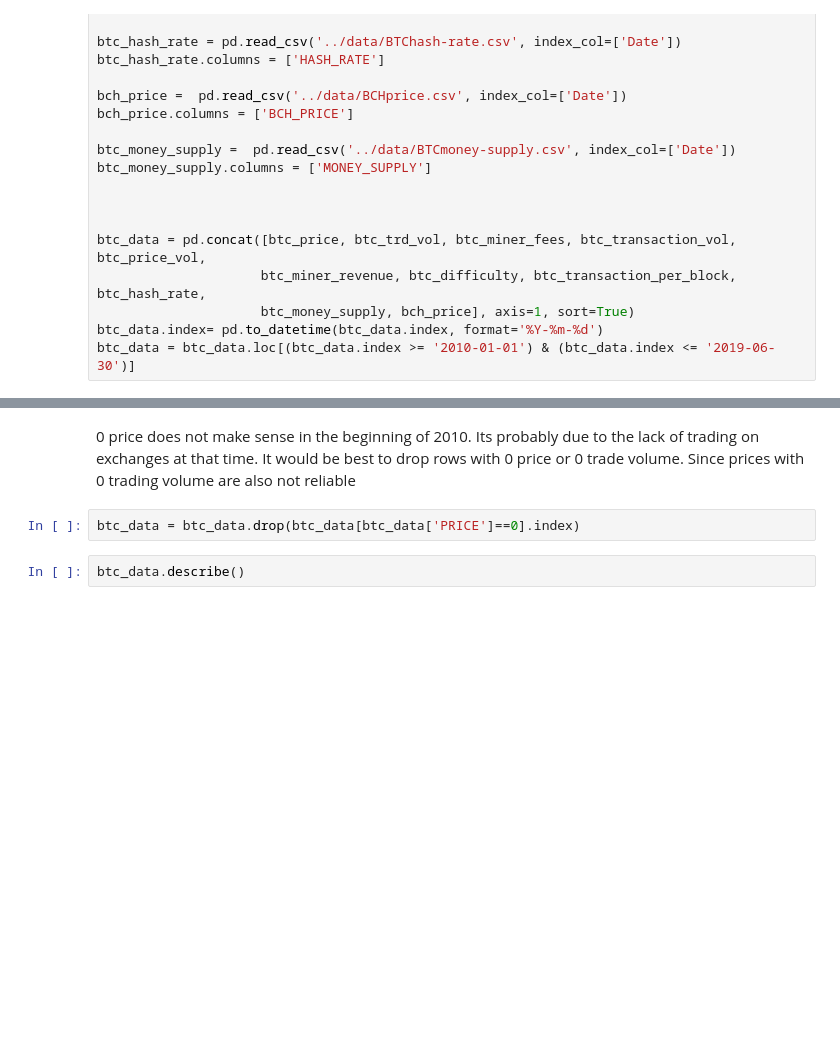
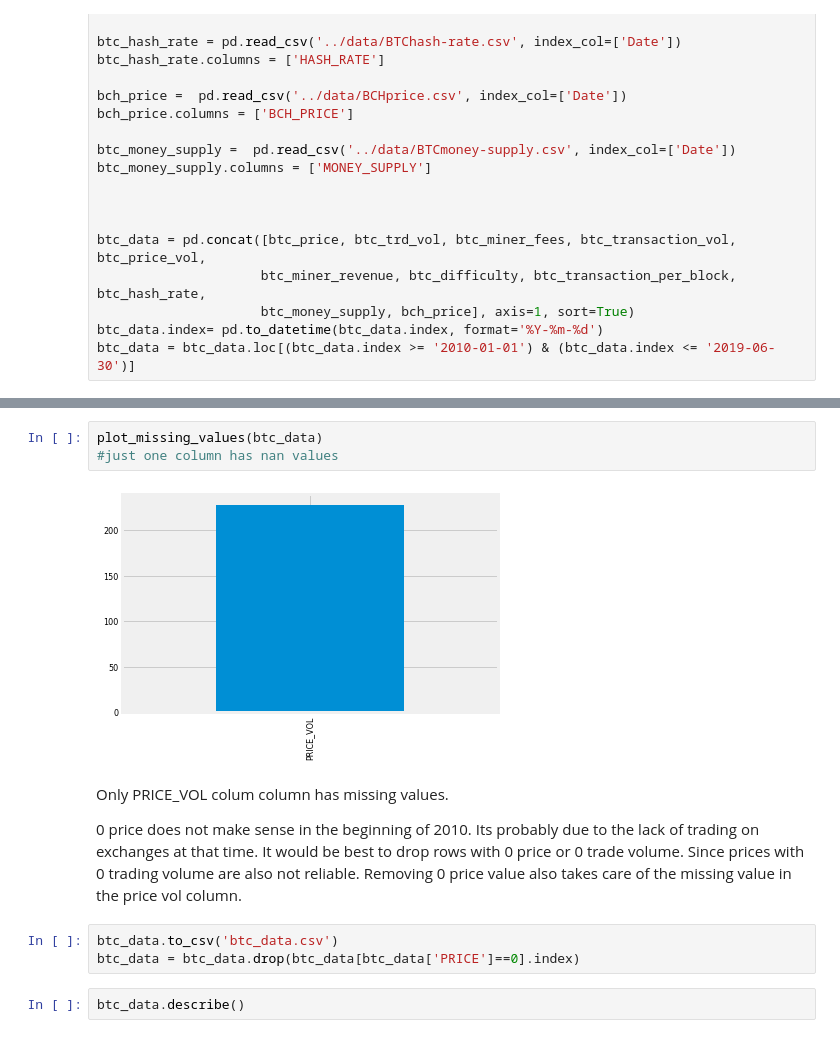
Before and after one commit to rohitchandel12/btc-price-prediction, a Jupyter notebook: models/SimpleNNModel.ipynb, the cells around one changed output, grey strips where cells are left out. Drawn from its saved outputs; the diff is of its cells as text; blank space fills up the shorter version.

Commit message:
more data exploration plots

```diff
--- a/models/SimpleNNModel.ipynb
+++ b/models/SimpleNNModel.ipynb
@@ -82,9 +138,17 @@ btc_data.head(10)
 | 2010-01-08 | 0.0 | 0.0 | 0.0 | 0.0 | NaN | 7700.0 | 1.0 | 1.0 | ... |
 | 2010-01-09 | 0.0 | 0.0 | 0.0 | 0.0 | NaN | 7650.0 | 1.0 | 1.0 | ... |
 | 2010-01-10 | 0.0 | 0.0 | 0.0 | 0.0 | NaN | 7550.0 | 1.0 | 1.0 | ... |
+# %%
+plot_missing_values(btc_data)
+#just one column has nan values
+# %% [output]
+[figure, added]
 # %% [markdown]
-0 price does not make sense in the beginning of 2010. Its probably due to the lack of trading on exchanges at that time. It would be best to drop rows with 0 price or 0 trade volume. Since prices with 0 trading volume are also not reliable
+Only PRICE_VOL colum column has missing values.
+
+0 price does not make sense in the beginning of 2010. Its probably due to the lack of trading on exchanges at that time. It would be best to drop rows with 0 price or 0 trade volume. Since prices with 0 trading volume are also not reliable. Removing 0 price value also takes care of the missing value in the price vol column.
 # %%
+btc_data.to_csv('btc_data.csv')
 btc_data = btc_data.drop(btc_data[btc_data['PRICE']==0].index)
 # %%
 btc_data.describe()
```
Also changed, not shown: parts of 13 cells of this notebook.
